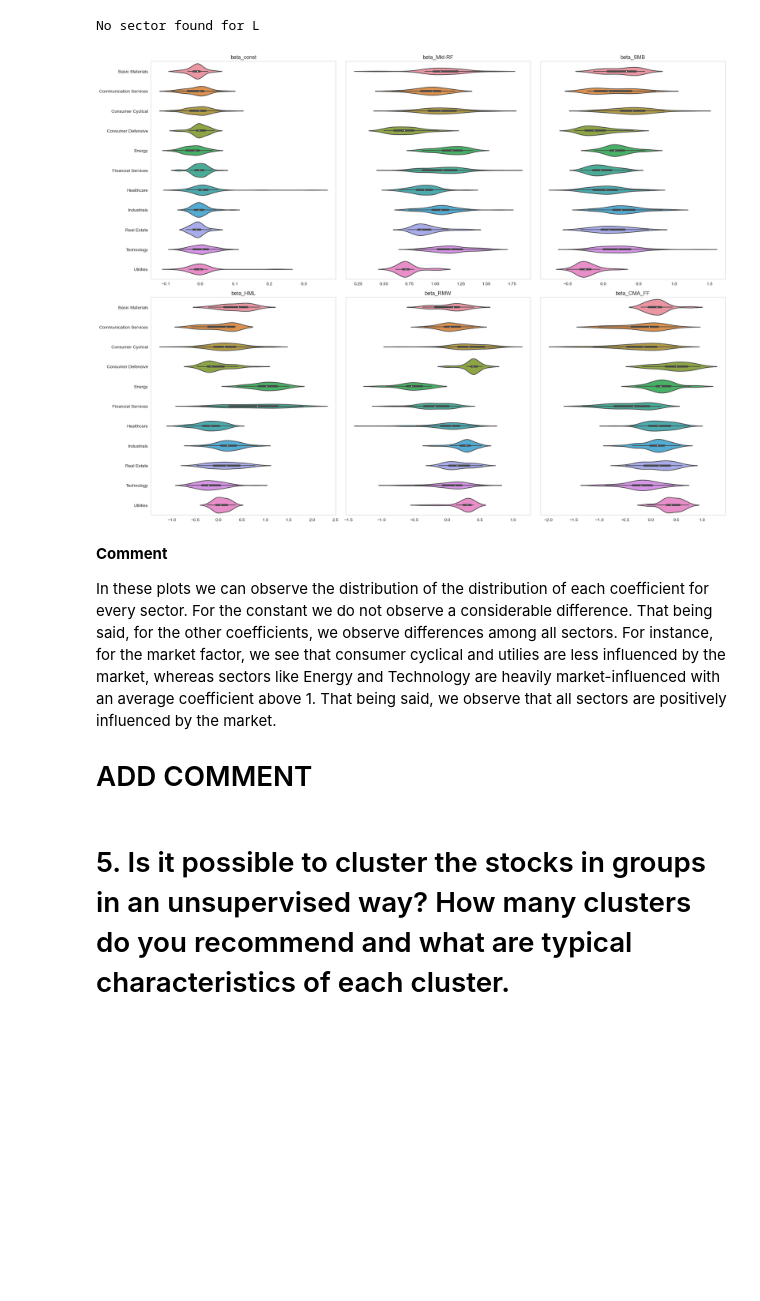
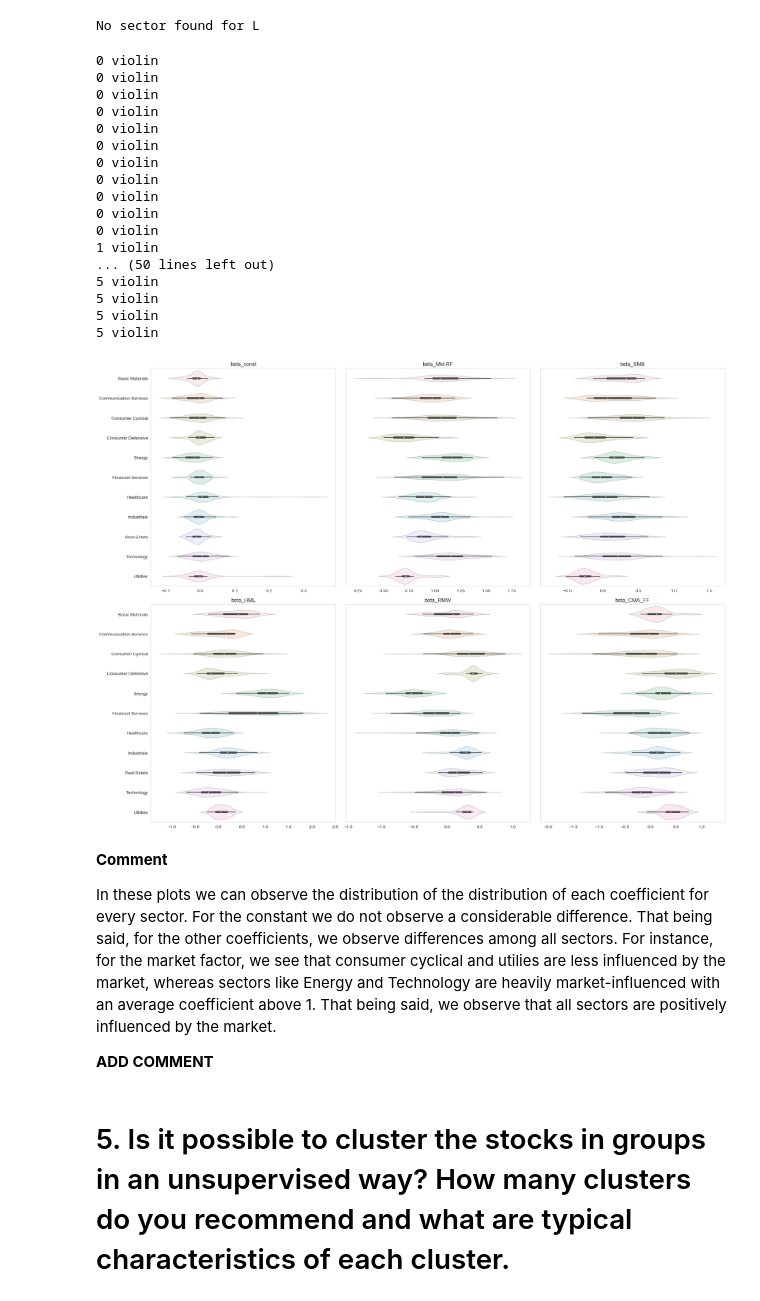
Before and after one commit to oskargirardin/Financial_Econometrics_Hwk3, a Jupyter notebook: Hwk3.ipynb, the cells around one changed output. Saved outputs shown, nothing was run; the diff lists cells and outputs as text; code cells hidden in the pictures; blank space fills up the shorter version.

```diff
--- a/Hwk3.ipynb
+++ b/Hwk3.ipynb
@@ -19,10 +19,9 @@ DARK_COL = "#6876a4"
 LIGHT_COL = "#f0b64d"
 # %%
 ######### Load fama french data ###########
-ff = pd.read_csv("F-F_Research_Data_5_Factors_2x3_daily.csv")
+ff = pd.read_csv("./data/F-F_Research_Data_5_Factors_2x3_daily.csv")
 ff = ff.rename({"Unnamed: 0": "Date"}, axis = 1)
 ff["Date"] = pd.to_datetime(ff["Date"], format="ISO8601")
-#ff["Rm-Rf"] = ff["Mkt-RF"] - ff["RF"]
 ff
 # %% [output]
 |  | Date | Mkt-RF | SMB | HML | RMW | CMA | RF |
@@ -112,8 +109,11 @@ df
 # %%
-ff_columns = ["Mkt-RF", "SMB", "HML", "RMW", "CMA_FF"]
-stocks = returns.columns[1:] # Excludes Date
-X = df[ff_columns]
-X = sm.add_constant(X)
+def prepare_data_ols(df):
+    ff_columns = ["Mkt-RF", "SMB", "HML", "RMW", "CMA_FF"]
+    X = df[ff_columns]
+    X = sm.add_constant(X)
+    return X
+
+X = prepare_data_ols(df)
 X
 # %% [output]
 |  | const | Mkt-RF | SMB | HML | RMW | CMA_FF |
@@ -247,33 +261,64 @@ df_results_sector = add_sector(df_ols_results)
 No sector found for CAT
 No sector found for L
 # %%
-def plot_violin_sector(df):
+def plot_violin_sector(df, df2 = None):
+    monthly_daily = False
+    if not df2 is None:
+        monthly_daily = True
     sns.set_style("whitegrid")
     # Create histograms of estimates for every industry
     fig, axs = plt.subplots(2, 3, figsize = (20, 15), sharey=True, squeeze=True)
     #plt.close('all')
     axs = axs.reshape(-1)
     coef_names = df_ols_results.columns[1:(len(axs)+1)]
 
 
     for i, ax in enumerate(axs):
-        D = pd.pivot(df_results_sector[[coef_names[i], "sector"]],columns='sector', values=coef_names[i])
-        sns.violinplot(D, widths=2, showmeans=True, showmedians=False, showextrema=False, orient = "h", ax=ax)
+        D = pd.pivot(df[[coef_names[i], "sector"]],columns='sector', values=coef_names[i])
+        ax = sns.violinplot(D, widths=2, showmeans=True, showmedians=False, showextrema=False, inner = None if monthly_daily else "box", orient = "h", ax=ax, color = "grey" if monthly_daily else None)
+        for violin in ax.collections[::2]:
+            print(i, "violin")
+            violin.set_alpha(0.2)
+        if not df2 is None:
+            #for violin in ax.collections[::2]:
+            #    violin.set_alpha(0.2)
+            D = pd.pivot(df2[[coef_names[i], "sector"]],columns='sector', values=coef_names[i])
+            ax = sns.violinplot(D, widths=2, showmeans=True, showmedians=False, showextrema=False, inner = None, orient = "h", ax=ax)
+            for violin in ax.collections[::2]:
+                print(i, "violin")
+                violin.set_alpha(0.2)
         ax.set_ylabel("")
         ax.grid(False)
         ax.set_title(coef_names[i])
     plt.tight_layout()
 
 
-plot_violin_sector(df_ols_results)
+plot_violin_sector(df_results_sector)
 # %% [output]
+0 violin
+0 violin
+0 violin
+0 violin
+0 violin
+0 violin
+0 violin
+0 violin
+0 violin
+0 violin
+0 violin
+1 violin
+... (50 lines left out)
+5 violin
+5 violin
+5 violin
+5 violin
-[figure, old version]
+[figure, new version]
 # %% [markdown]
 **Comment**
 
 In these plots we can observe the distribution of the distribution of each coefficient for every sector. For the constant we do not observe a considerable difference. That being said, for the other coefficients, we observe differences among all sectors. For instance, for the market factor, we see that consumer cyclical and utilies are less influenced by the market, whereas sectors like Energy and Technology are heavily market-influenced with an average coefficient above 1. That being said, we observe that all sectors are positively influenced by the market.
 
-# ADD COMMENT
+ **ADD COMMENT**
 # %%
 def plot_kde_sector(df):
     # Create histograms of estimates for every industry
```
Also changed, not shown: parts of 37 cells of this notebook, 2 other files.
